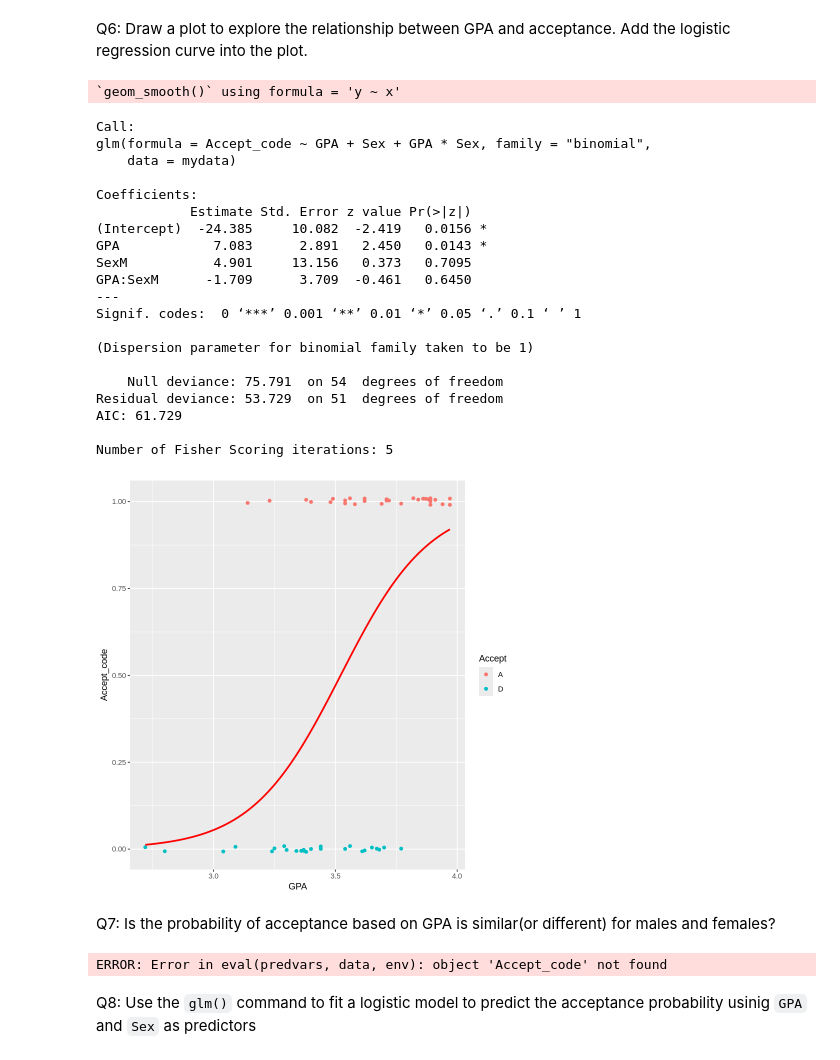
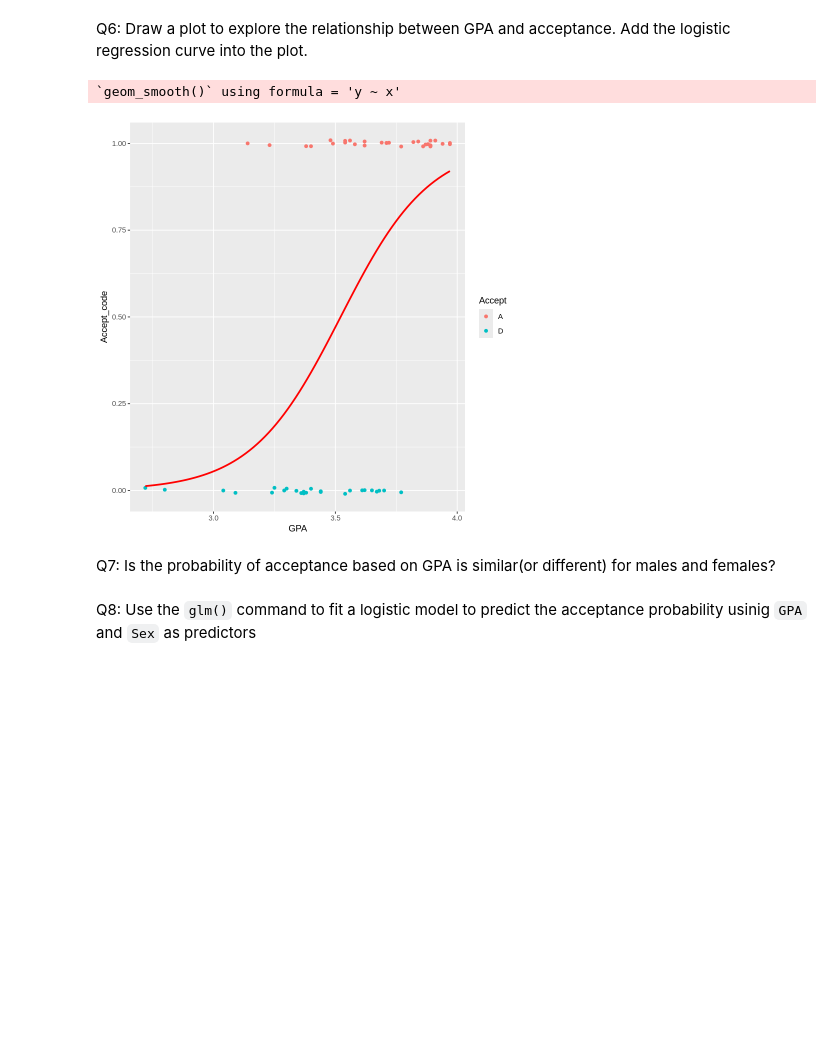
Before and after one commit to Deanna1117/2048, a Jupyter notebook: Logistic_Regression_Part2.ipynb, the cells around one changed output. Cells and saved outputs as stored; diff of their text form; code cells hidden in the pictures; blank space fills up the shorter version.

```diff
--- a/Logistic_Regression_Part2.ipynb
+++ b/Logistic_Regression_Part2.ipynb
@@ -104,54 +69,17 @@ Q6: Draw a plot to explore the relationship between GPA and acceptance.  Add the
 # %%
 mydata %>%
 ggplot() +
   aes(x = GPA, y = Accept_code, col = Accept) +
   geom_jitter(height = 0.01, width = 0) +
   geom_smooth(method = 'glm',
               method.args = list(family = 'binomial'),
               se = FALSE ,
               col = 'red' ,
               fullrange = TRUE)
-
-model1 <- glm(Accept_code ~ GPA, family = "binomial", data = mydata)
-summary(model2)
 # %% [output]
 `geom_smooth()` using formula = 'y ~ x'
-Call:
-glm(formula = Accept_code ~ GPA + Sex + GPA * Sex, family = "binomial",
-    data = mydata)
-
-Coefficients:
-            Estimate Std. Error z value Pr(>|z|)
-(Intercept)  -24.385     10.082  -2.419   0.0156 *
-GPA            7.083      2.891   2.450   0.0143 *
-SexM           4.901     13.156   0.373   0.7095
-GPA:SexM      -1.709      3.709  -0.461   0.6450
----
-Signif. codes:  0 ‘***’ 0.001 ‘**’ 0.01 ‘*’ 0.05 ‘.’ 0.1 ‘ ’ 1
-
-(Dispersion parameter for binomial family taken to be 1)
-
-    Null deviance: 75.791  on 54  degrees of freedom
-Residual deviance: 53.729  on 51  degrees of freedom
-AIC: 61.729
-
-Number of Fisher Scoring iterations: 5
-[figure, old version]
+[figure, new version]
 # %% [markdown]
 Q7: Is the probability of acceptance based on GPA is similar(or different) for males and females?
-# %%
-
-
-mydata %>%
-ggplot() +
-  aes(x = GPA, y = Accept_code, col = Accept) +
-  geom_jitter(height = 0.01, width = 0) +
-  geom_smooth(method = 'glm',
-              method.args = list(family = 'binomial'),
-              se = FALSE ,
-              col = 'red' ,
-              fullrange = TRUE)
-# %% [output]
-ERROR: Error in eval(predvars, data, env): object 'Accept_code' not found
 # %% [markdown]
 Q8: Use the `glm()` command to fit a logistic model to predict the acceptance probability usinig `GPA` and `Sex` as predictors
```
Also changed, not shown: parts of 6 cells of this notebook.
